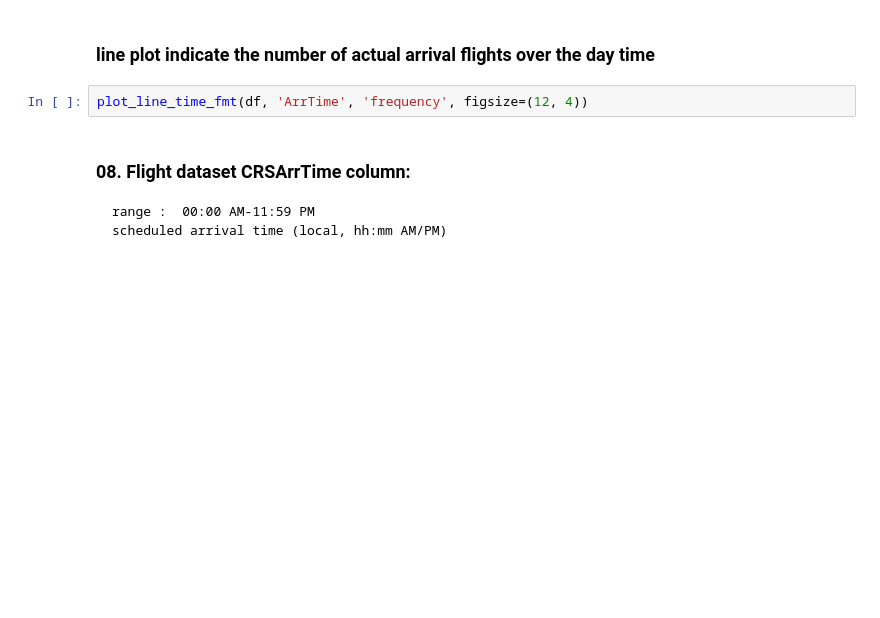
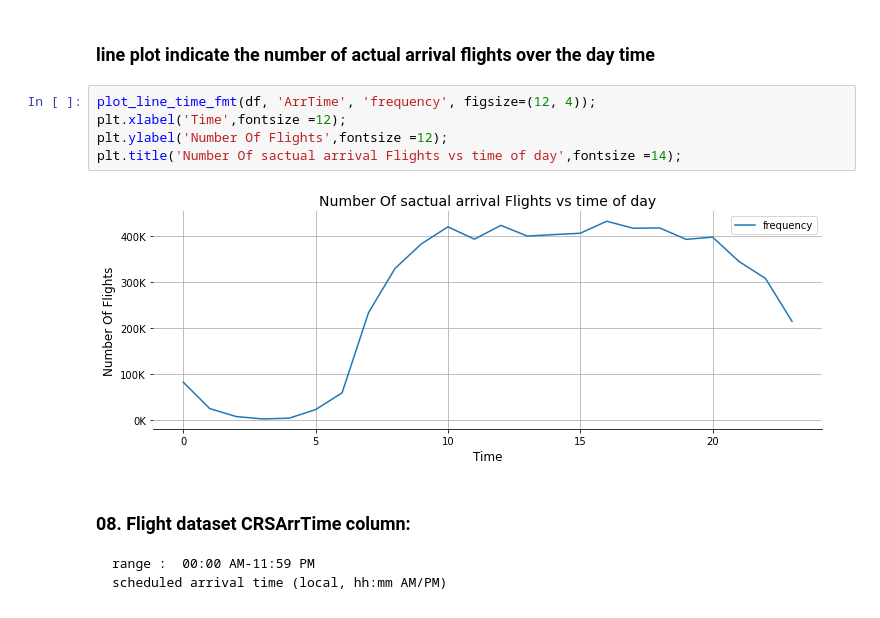
Before and after one commit to mlotfic/Communicate-Dtata-Finding, a Jupyter notebook: notebooks/exploration.ipynb, the cells around one changed output. Drawn from its saved outputs; the diff is of its cells as text; blank space fills up the shorter version.

```diff
--- a/notebooks/exploration.ipynb
+++ b/notebooks/exploration.ipynb
@@ -613,7 +1001,12 @@ df[df.frequency == df.frequency.max()]
 # %% [markdown]
 ### line plot indicate the number of actual arrival flights over the day time
-# %%
-plot_line_time_fmt(df, 'ArrTime', 'frequency', figsize=(12, 4))
+# %%
+plot_line_time_fmt(df, 'ArrTime', 'frequency', figsize=(12, 4));
+plt.xlabel('Time',fontsize =12);
+plt.ylabel('Number Of Flights',fontsize =12);
+plt.title('Number Of sactual arrival Flights vs time of day',fontsize =14);
+# %% [output]
+[figure, added]
 # %% [markdown]
 ### 08. Flight dataset CRSArrTime column:
     range :	 00:00 AM-11:59 PM
```
Also changed, not shown: parts of 66 cells of this notebook.
